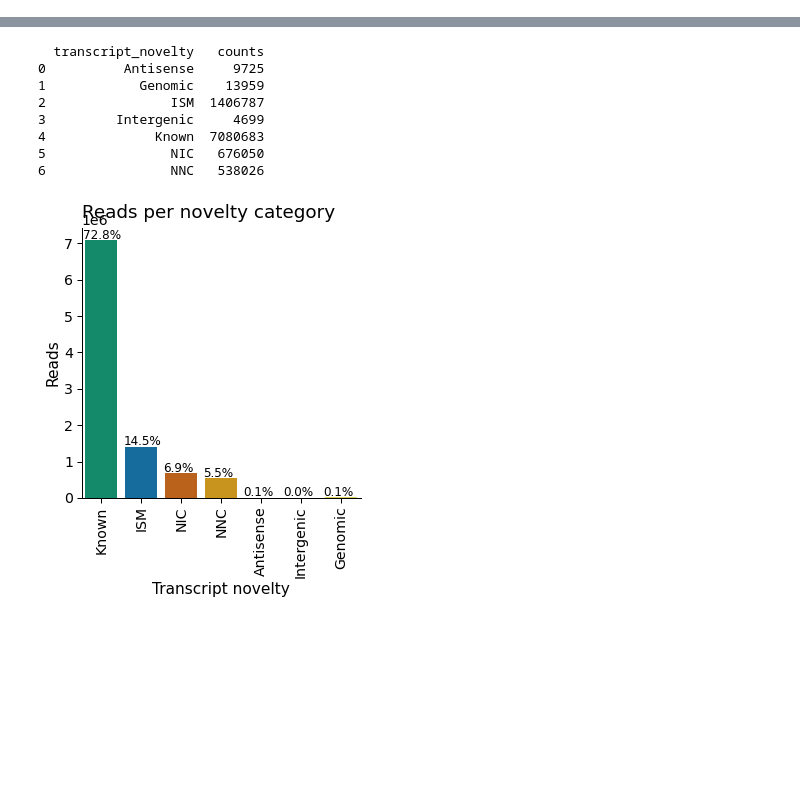
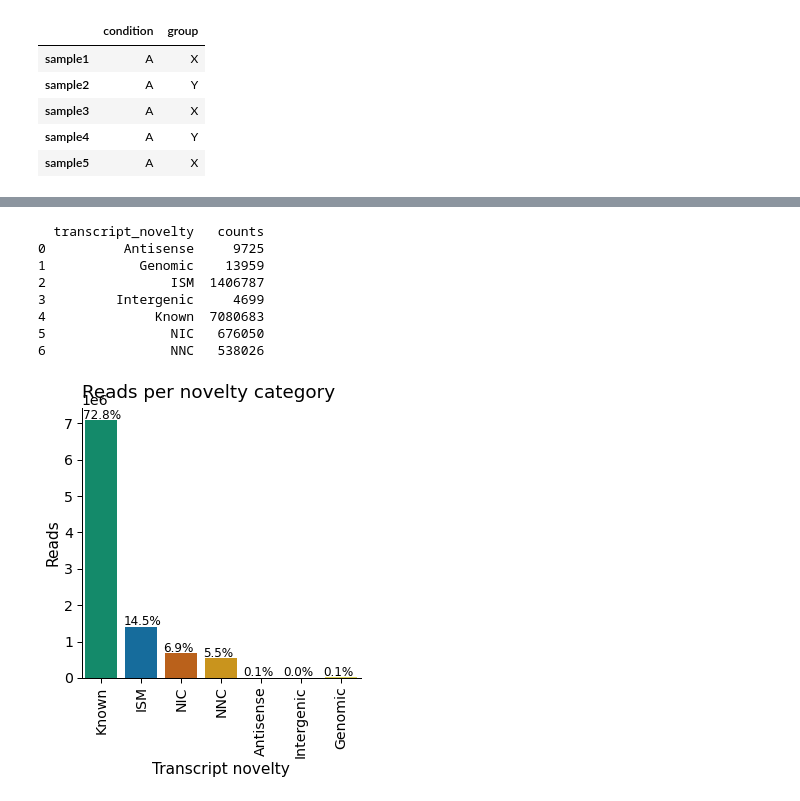
Before and after one commit to gfilimban/modelad_pipeline, a Jupyter notebook: dev.ipynb, the cells around one changed output, grey strips where cells are left out. Drawn from its saved outputs; the diff is of its cells as text; code cells hidden in the pictures; blank space fills up the shorter version.

```diff
--- a/dev.ipynb
+++ b/dev.ipynb
@@ -10,0 +111,9 @@ import pandas as pd
+# %%
+meta_df.head()
+# %% [output]
+|  | condition | group |
+| sample1 | A | X |
+| sample2 | A | Y |
+| sample3 | A | X |
+| sample4 | A | Y |
+| sample5 | A | X |
```
Also changed, not shown: parts of 23 cells of this notebook, 1 other file.
